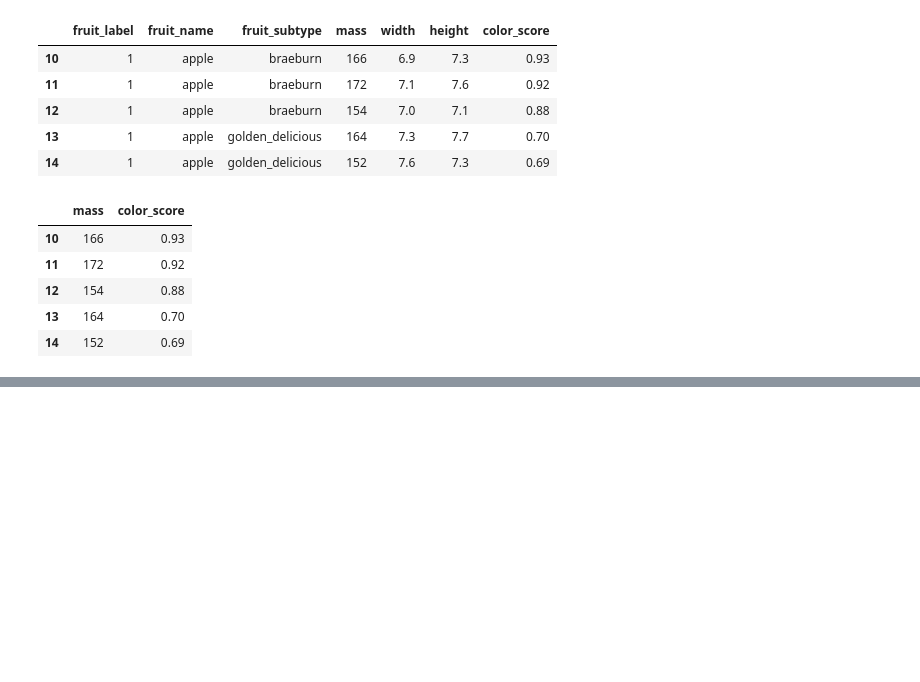
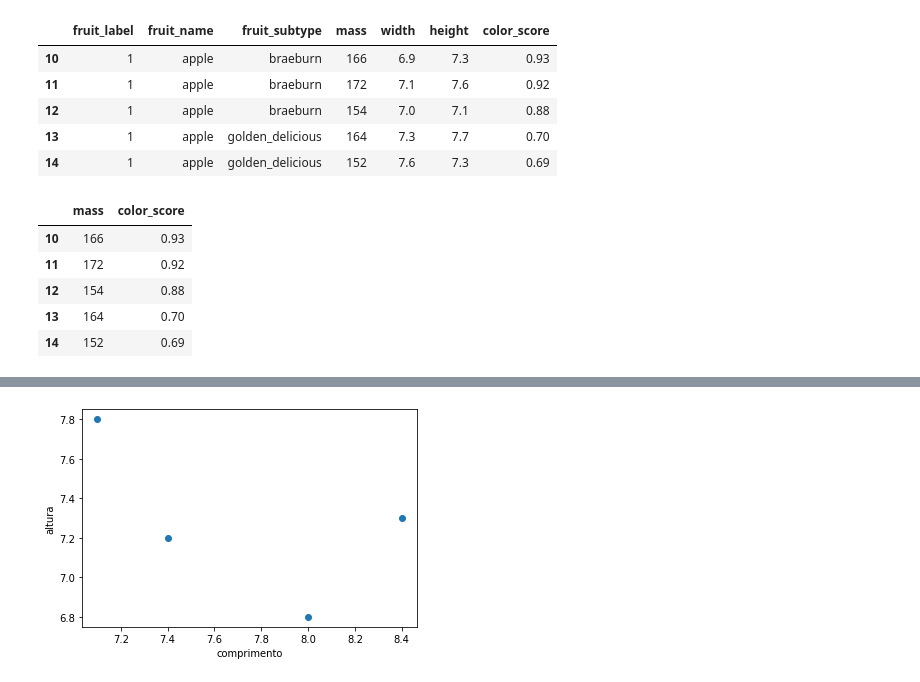
Before and after one commit to JoshuelNobre/machine-learning-lead-course, a Jupyter notebook: Aula01/1.1.ipynb, the cells around one changed output, grey strips where cells are left out. Cells and saved outputs as stored; diff of their text form; code cells hidden in the pictures; blank space fills up the shorter version.

```diff
--- a/Aula01/1.1.ipynb
+++ b/Aula01/1.1.ipynb
@@ -127,0 +234,7 @@ frutas[['mass', 'color_score']][10:15]
+# %%
+plt.scatter(x1,x2)
+plt.xlabel('comprimento')
+plt.ylabel('altura')
+plt.show()
+# %% [output]
+[figure, added]
```
Also changed, not shown: parts of 18 cells of this notebook.
